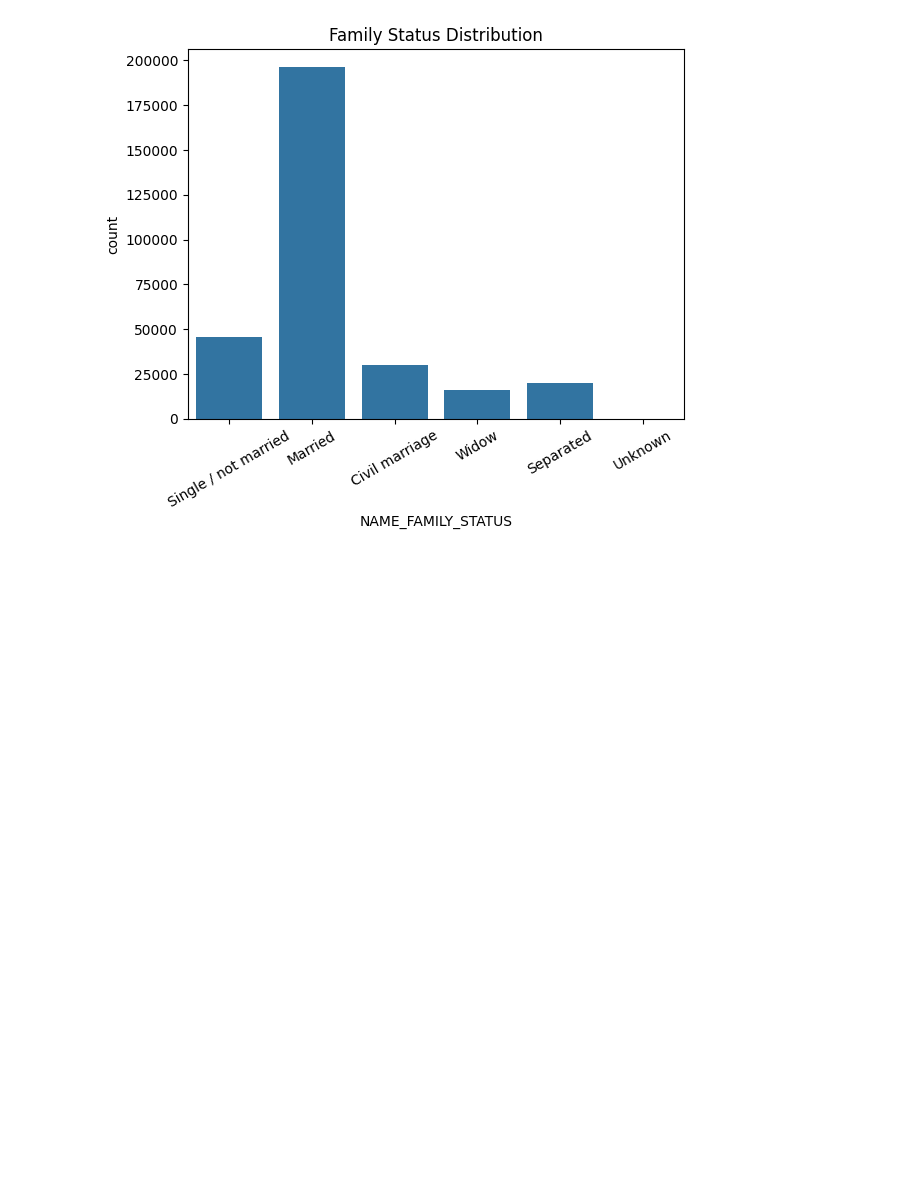
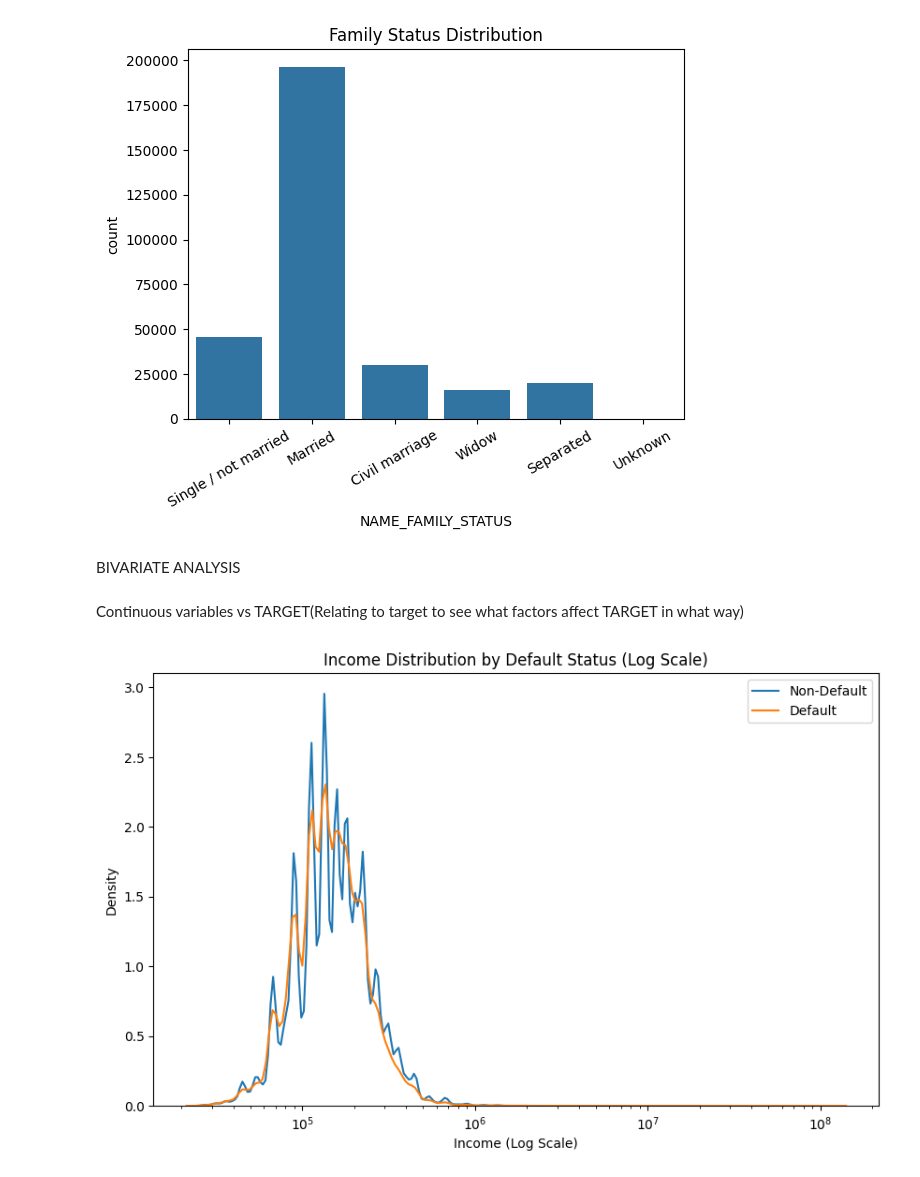
Before and after one commit to atharva3428/home-credit-analysis, a Jupyter notebook: analysis.ipynb, the cells around one changed output. Cells and saved outputs as stored; diff of their text form; code cells hidden in the pictures; blank space fills up the shorter version.

Commit message:
Bivariate Analysis

```diff
--- a/analysis.ipynb
+++ b/analysis.ipynb
@@ -196,3 +196,18 @@ plt.xticks(rotation=30)
 plt.show()
 # %% [output]
 [figure]
+# %% [markdown]
+BIVARIATE ANALYSIS
+# %% [markdown]
+Continuous variables vs TARGET(Relating to target to see what factors affect TARGET in what way)
+# %%
+plt.figure(figsize=(10, 6))
+sns.kdeplot(data=df[df['TARGET'] == 0]['AMT_INCOME_TOTAL'], label='Non-Default', log_scale=True)
+sns.kdeplot(data=df[df['TARGET'] == 1]['AMT_INCOME_TOTAL'], label='Default', log_scale=True)
+plt.title('Income Distribution by Default Status (Log Scale)')
+plt.xlabel('Income (Log Scale)')
+plt.ylabel('Density')
+plt.legend()
+plt.show()
+# %% [output]
+[figure, added]
```
Also changed, not shown: parts of 14 cells of this notebook.
